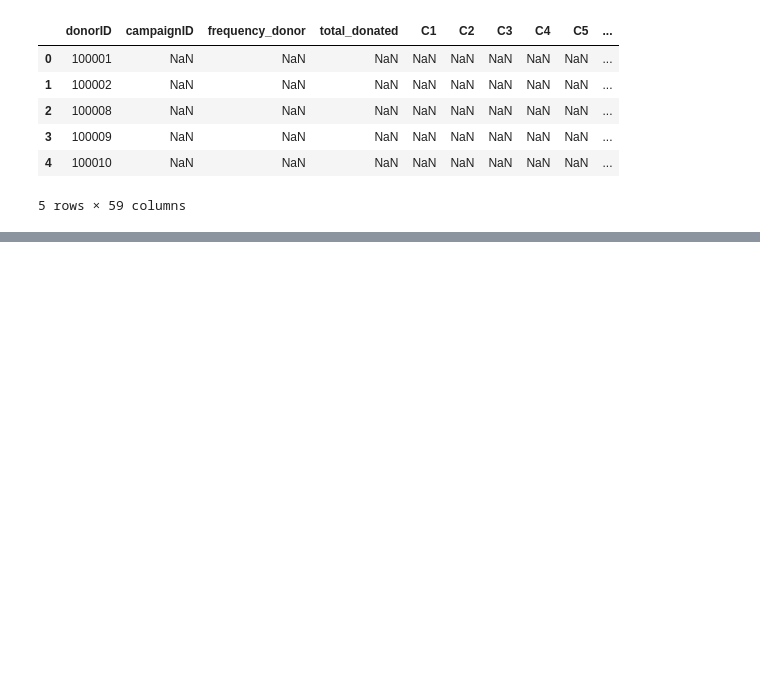
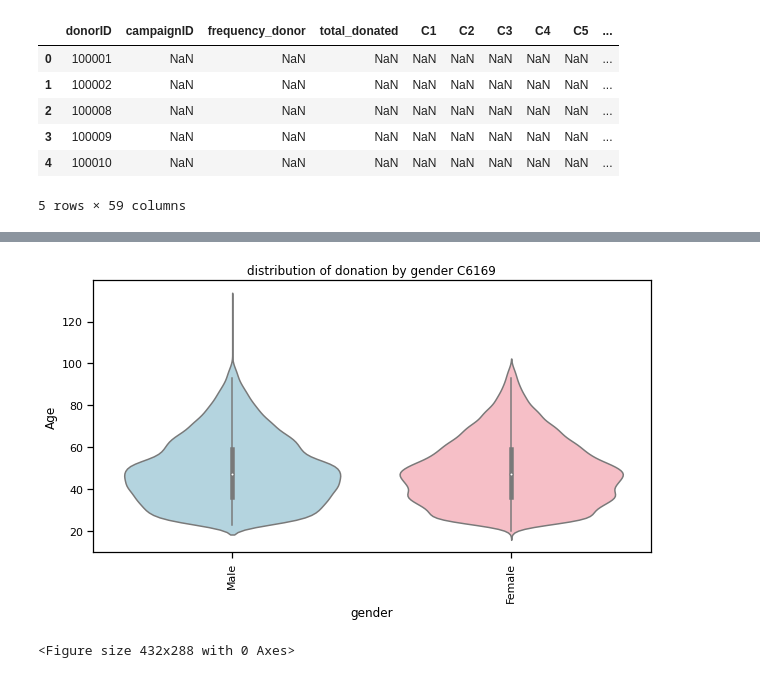
Before and after one commit to inderrana/Predicting-donations-leads-for-NGO, a Jupyter notebook: DSC_Use_Case/data_prep.ipynb, the cells around one changed output, grey strips where cells are left out. Drawn from its saved outputs; the diff is of its cells as text; code cells hidden in the pictures; blank space fills up the shorter version.

```diff
--- a/DSC_Use_Case/data_prep.ipynb
+++ b/DSC_Use_Case/data_prep.ipynb
@@ -615,0 +784,12 @@ KeyboardInterrupt:
+# %%
+plt.figure(figsize=(10,5))
+sns.violinplot("gender", "Age", data=plot_6169,
+               palette=["lightblue", "lightpink"])
+plt.xticks(rotation=90)
+plt.title("distribution of donation by gender C6169")
+plt.show()
+#saving the plot
+plt.savefig("./figs/4.distribution of donation by gender C6169.png",dpi=150,format="png")
+# %% [output]
+[figure, added]
+<Figure size 432x288 with 0 Axes>
```
Also changed, not shown: parts of 23 cells of this notebook, 22 other files.
